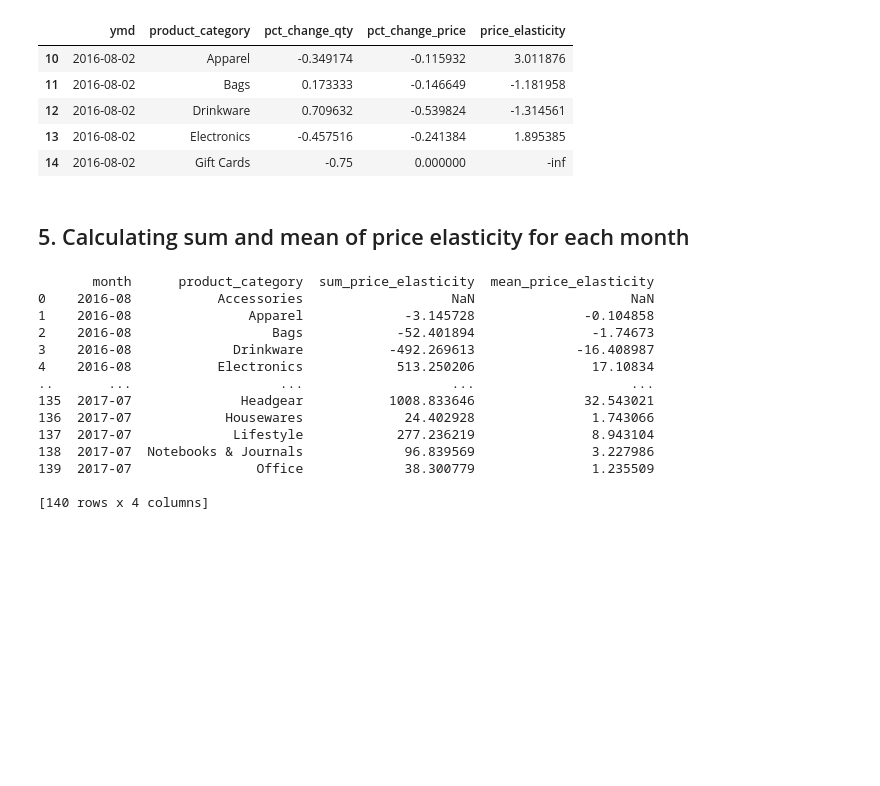
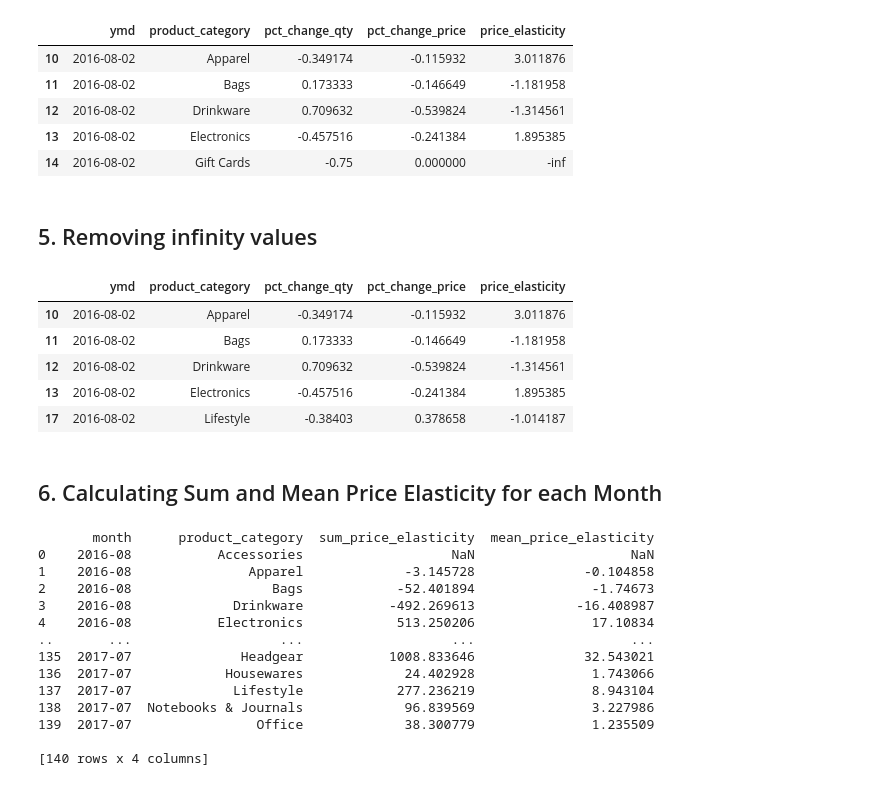
Before and after one commit to woobrandon/DSA3101-Potato-Wedges, a Jupyter notebook: SubgroupB/Price Elasticity.ipynb, the cells around one changed output. Drawn from its saved outputs; the diff is of its cells as text; code cells hidden in the pictures; blank space fills up the shorter version.

Commit message:
Corrected order of cleaning data of price elasticity

```diff
--- a/SubgroupB/Price Elasticity.ipynb
+++ b/SubgroupB/Price Elasticity.ipynb
@@ -134,8 +134,23 @@ category_sales[['ymd', 'product_category', 'pct_change_qty', 'pct_change_price',
 | 12 | 2016-08-02 | Drinkware | 0.709632 | -0.539824 | -1.314561 |
 | 13 | 2016-08-02 | Electronics | -0.457516 | -0.241384 | 1.895385 |
 | 14 | 2016-08-02 | Gift Cards | -0.75 | 0.000000 | -inf |
-# %% [markdown]
-## 5. Calculating sum and mean of price elasticity for each month
+# %% [markdown]
+## 5. Removing infinity values
+# %%
+# Step 1: Remove rows where 'price_elasticity' has infinite values
+category_sales_clean = category_sales[~np.isinf(category_sales['price_elasticity'])]
+
+# Step 2: Display the cleaned data
+category_sales_clean[['ymd', 'product_category', 'pct_change_qty', 'pct_change_price', 'price_elasticity']].head()
+# %% [output]
+|  | ymd | product_category | pct_change_qty | pct_change_price | price_elasticity |
+| 10 | 2016-08-02 | Apparel | -0.349174 | -0.115932 | 3.011876 |
+| 11 | 2016-08-02 | Bags | 0.173333 | -0.146649 | -1.181958 |
+| 12 | 2016-08-02 | Drinkware | 0.709632 | -0.539824 | -1.314561 |
+| 13 | 2016-08-02 | Electronics | -0.457516 | -0.241384 | 1.895385 |
+| 17 | 2016-08-02 | Lifestyle | -0.38403 | 0.378658 | -1.014187 |
+# %% [markdown]
+## 6. Calculating Sum and Mean Price Elasticity for each Month
 # %%
 # Step 1: Convert the 'ymd' column to a monthly period (if not already in datetime format)
 category_sales['ymd'] = pd.to_datetime(category_sales['ymd'])  # Ensure it's a datetime object
```
Also changed, not shown: parts of 6 cells of this notebook.
